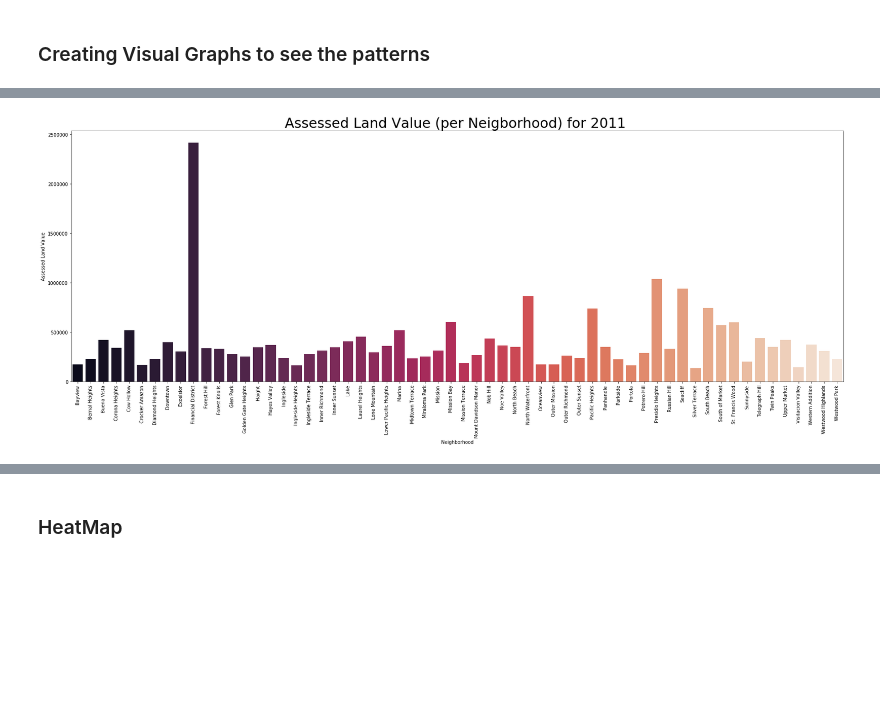
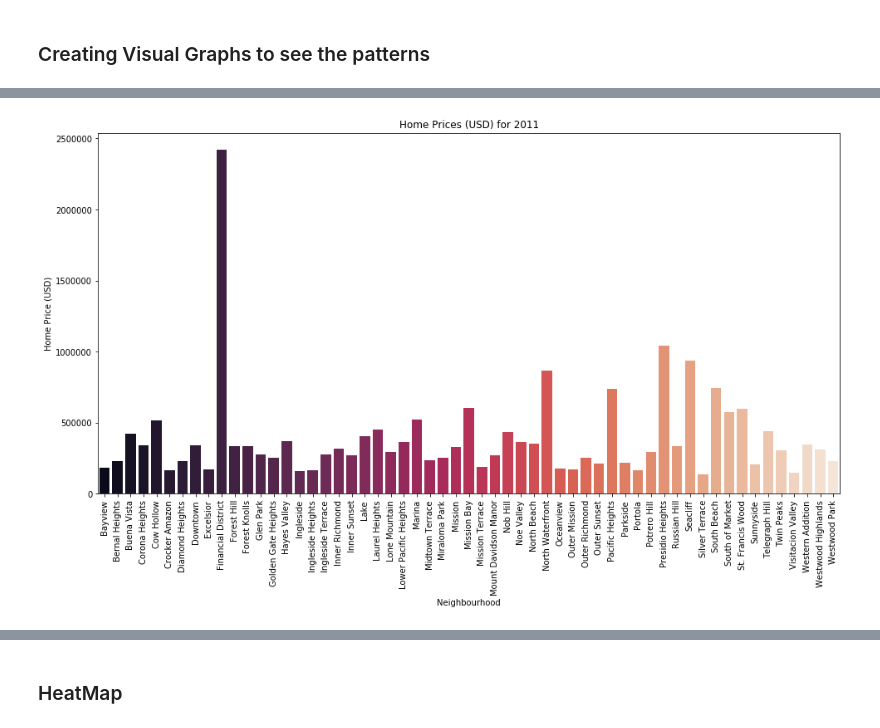
Before and after one commit to rochiecuevas/shared_accommodations, a Jupyter notebook: Rent and Housing Visualization/rent_house_visualisation.ipynb, the cells around one changed output, grey strips where cells are left out. Saved outputs shown, nothing was run; the diff lists cells and outputs as text; code cells hidden in the pictures; blank space fills up the shorter version.

Commit message:
visualisation notebook updated

```diff
--- a/Rent and Housing Visualization/rent_house_visualisation.ipynb
+++ b/Rent and Housing Visualization/rent_house_visualisation.ipynb
@@ -26,11 +27,17 @@ rent_year2016 = yearly_price_change.loc[yearly_price_change['Year'].isin(['2016'
 # %%
-# Draw a nested barplot to show survival for class and sex
-plot2 = plt.subplots(figsize=(30, 10))
-sns.barplot(x="Neighborhood", y="Assessed Land Value", data=rent_year2011, palette="rocket")
-plt.title("Assessed Land Value (per Neigborhood) for 2011 ", fontsize=30)
+# Create a bargraph for home prices in 2011
+plot2 = plt.subplots(figsize=(16, 8))
+sns.barplot(x = "Neighborhood", y = "Home Price",
+            data=yearly_price_change.loc[yearly_price_change["Year"] == 2011],
+            palette="rocket")
+plt.title("Home Prices (USD) for 2011")
 plt.xticks(rotation=90)
+plt.ylabel("Home Price (USD)")
+plt.xlabel ("Neighbourhood")
+
+# Save the image
 plt.savefig("../Images/Assessed Land Value (per Neigborhood) for 2011.svg")
 plt.show()
 # %% [output]
-[figure, old version]
+[figure, new version]
 # %%
```
Also changed, not shown: parts of 11 cells of this notebook.
